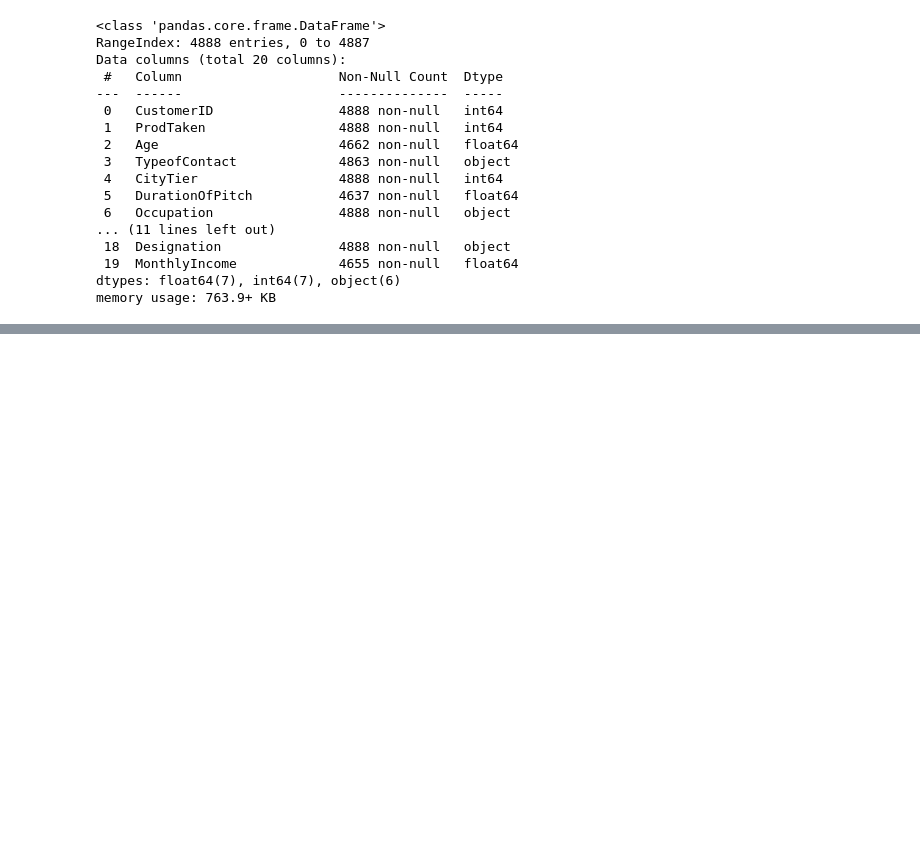
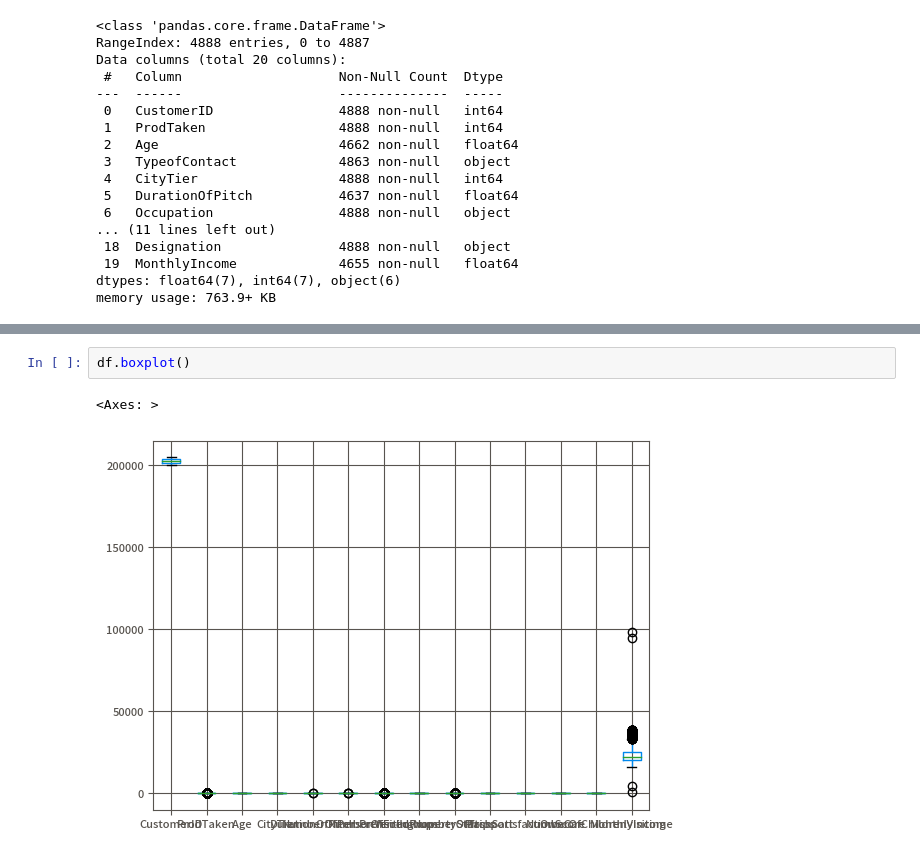
Before and after one commit to purin96/Dacon_tour_project, a Jupyter notebook: Tour.ipynb, the cells around one changed output, grey strips where cells are left out. Cells and saved outputs as stored; diff of their text form; blank space fills up the shorter version.

```diff
--- a/Tour.ipynb
+++ b/Tour.ipynb
@@ -93,0 +127,5 @@ FileNotFoundError: [Errno 2] No such file or directory: './image/sweet_report.ht
+# %%
+df.boxplot()
+# %% [output]
+<Axes: >
+[figure, added]
```
Also changed, not shown: parts of 4 cells of this notebook, 18 other files.
